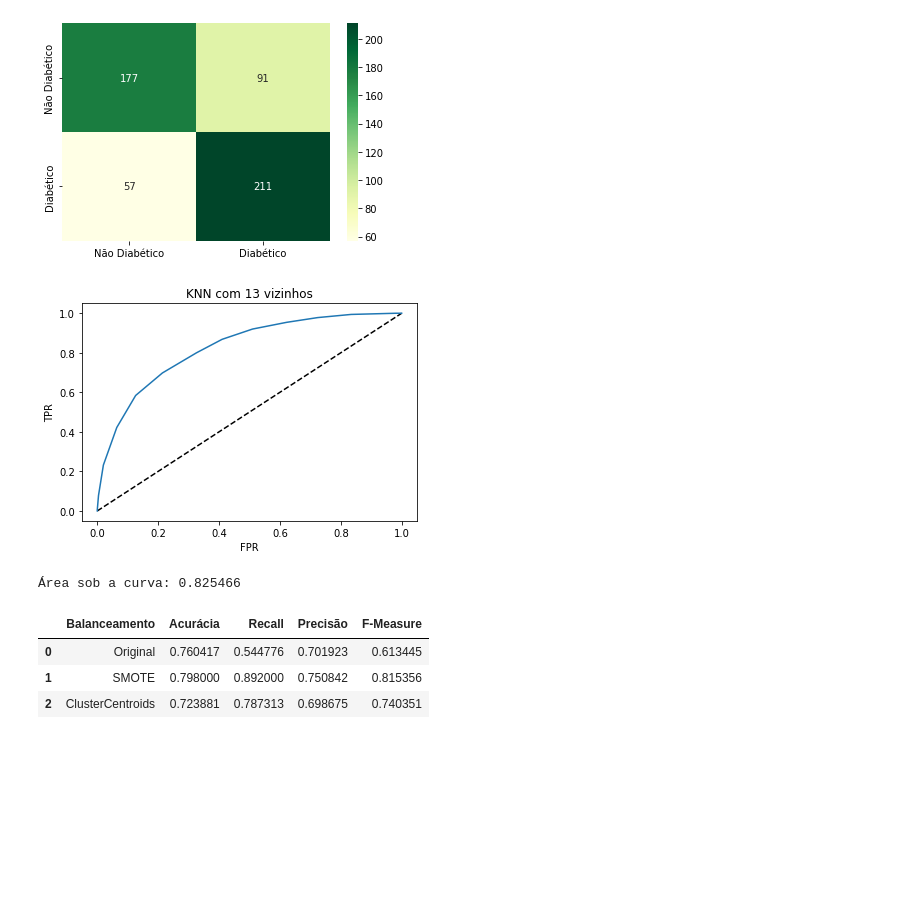
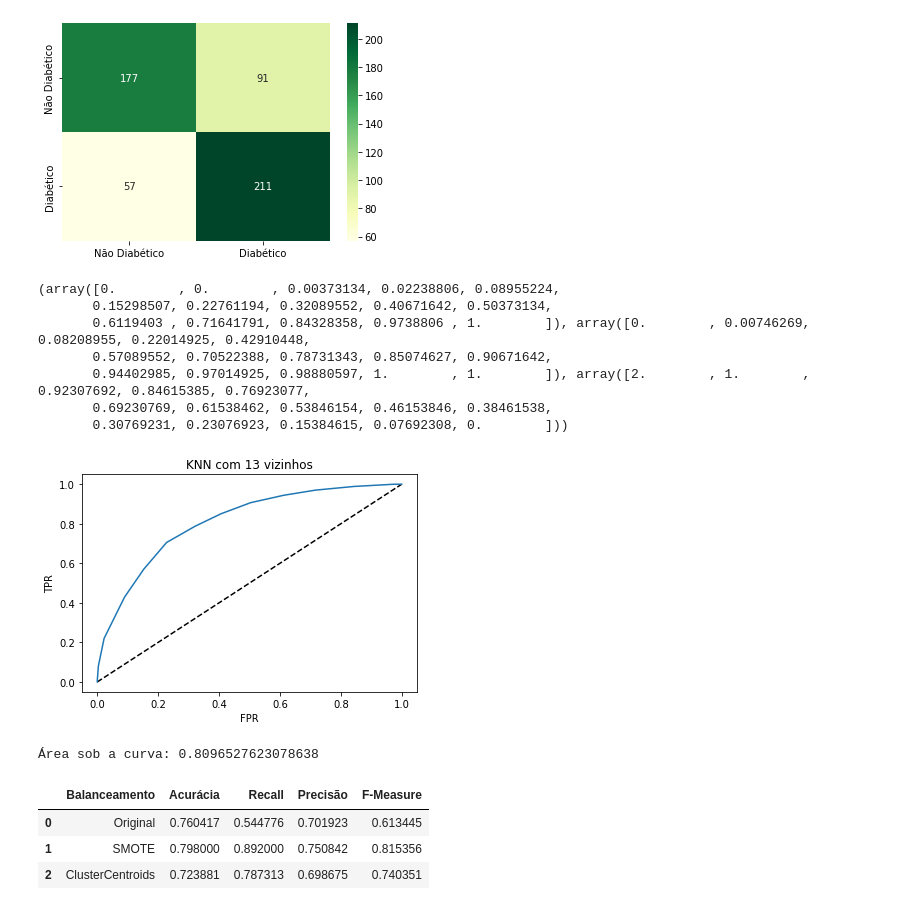
Before and after one commit to Marcellofabrizio/Notebooks, a Jupyter notebook: Pima Indians Diabetes Database/ClassifierComparison.ipynb, the cells around one changed output. Drawn from its saved outputs; the diff is of its cells as text; code cells hidden in the pictures; blank space fills up the shorter version.

```diff
--- a/Pima Indians Diabetes Database/ClassifierComparison.ipynb
+++ b/Pima Indians Diabetes Database/ClassifierComparison.ipynb
@@ -494,10 +530,17 @@ print_confusion_matrix(y_cc, predictions, xlabel=labels, color='YlGn')
 # %% [output]
 [figure]
 # %%
-print_roc_curve(grid,X_smote,y_smote,'KNN', 'KNN com 13 vizinhos')
+print_roc_curve(grid,X_cc,y_cc,'KNN', 'KNN com 13 vizinhos')
 # %% [output]
+(array([0.        , 0.        , 0.00373134, 0.02238806, 0.08955224,
+       0.15298507, 0.22761194, 0.32089552, 0.40671642, 0.50373134,
+       0.6119403 , 0.71641791, 0.84328358, 0.9738806 , 1.        ]), array([0.        , 0.00746269, 0.08208955, 0.22014925, 0.42910448,
+       0.57089552, 0.70522388, 0.78731343, 0.85074627, 0.90671642,
+       0.94402985, 0.97014925, 0.98880597, 1.        , 1.        ]), array([2.        , 1.        , 0.92307692, 0.84615385, 0.76923077,
+       0.69230769, 0.61538462, 0.53846154, 0.46153846, 0.38461538,
+       0.30769231, 0.23076923, 0.15384615, 0.07692308, 0.        ]))
-[figure, old version]
+[figure, new version]
-Área sob a curva: 0.825466
+Área sob a curva: 0.8096527623078638
 # %%
 set_classification_report(results_knn, y_cc, predictions, 2)
 results_knn.style.highlight_max().set_properties(**{'padding': '5px'})
```
Also changed, not shown: parts of 21 cells of this notebook, 1 other file.
